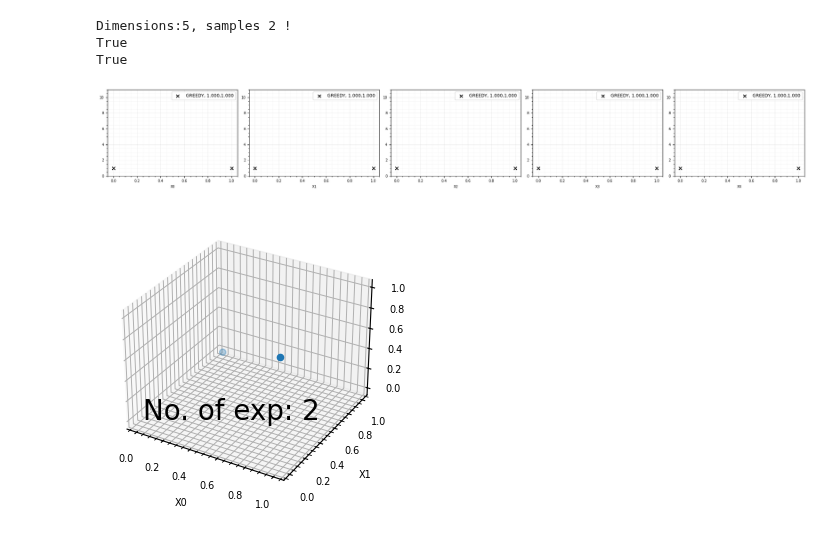
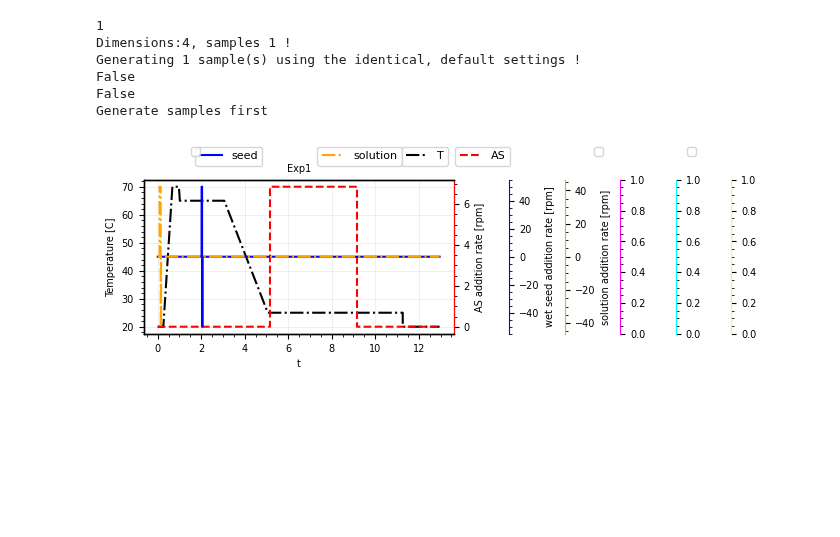
Before and after one commit to almosorosz/Orchestrator, a Jupyter notebook: DoEGenClass.ipynb, the cells around one changed output. Drawn from its saved outputs; the diff is of its cells as text; code cells hidden in the pictures; blank space fills up the shorter version.

```diff
--- a/DoEGenClass.ipynb
+++ b/DoEGenClass.ipynb
@@ -55,3 +29,18 @@ exp_storage          = ExperimentProfileStorage(as_rate_converter, solution_rate
+# %%
+as_pump_cal_location   = r"FILES\pump_calibration\expttsd1_AS.csv"
+solu_pump_cal_location = r"FILES\pump_calibration\expttsd1_SOLU.csv"
+solv_pump_cal_location = r"FILES\pump_calibration\expttsd1_SOLV.csv"
+
+as_rate_converter           = PumpRateConverter(as_pump_cal_location,  'File  W: AS ',      'File R: Mass ')
+solution_rate_converter     = PumpRateConverter(solu_pump_cal_location,'P01:Value (Setpt)', 'File R: Mass ')
+solvent_rate_converter      = PumpRateConverter(solv_pump_cal_location,'P01:Value (Setpt)', 'File R: Mass ')
+cleaning_sol_rate_converter = PumpRateConverter(solv_pump_cal_location,'P01:Value (Setpt)', 'File R: Mass ')
+
+doe_sampler   = DoESampler()                                                        # ...generating the settings for Experiments
+component_gen = ExpComponentGen()            # ...functions for experiment section generation
+exp_par       = ExperimentProfileParameters()                                       # ...storing the parameters for DoE profile generation
+profiles      = ProfileGenerator(exp_par, component_gen)
+exp_storage   = ExperimentProfileStorage(as_rate_converter, solution_rate_converter, solvent_rate_converter,  cleaning_sol_rate_converter)
 # %%
 
 class ExperimentCreator():
@@ -318,12 +319,15 @@ exp_par.t_h_clean.value     = 0.1
 # %%
 create_expts = ExperimentCreator(doe_sampler, component_gen, exp_par, profiles, exp_storage)
-create_expts.set_doe_settings(exp_par,2)
+create_expts.set_doe_settings(exp_par,1)
 create_expts.generate_experiments()
 create_expts.plot_sampled_points()
-#create_expts.plot_doe_experiments()
+#create_expts.export_OMNI_expts(r"C:\Users\abotondo\OneDrive - purdue.edu\ECNDATA\Desktop\New folder")
+create_expts.plot_doe_experiments()
 # %% [output]
-Dimensions:5, samples 2 !
-True
-True
+1
+Dimensions:4, samples 1 !
+Generating 1 sample(s) using the identical, default settings !
+False
+False
+Generate samples first
-[figure, old version]
+[figure, new version]
-[figure, removed]
```
Also changed, not shown: parts of 6 cells of this notebook, 17 other files.
